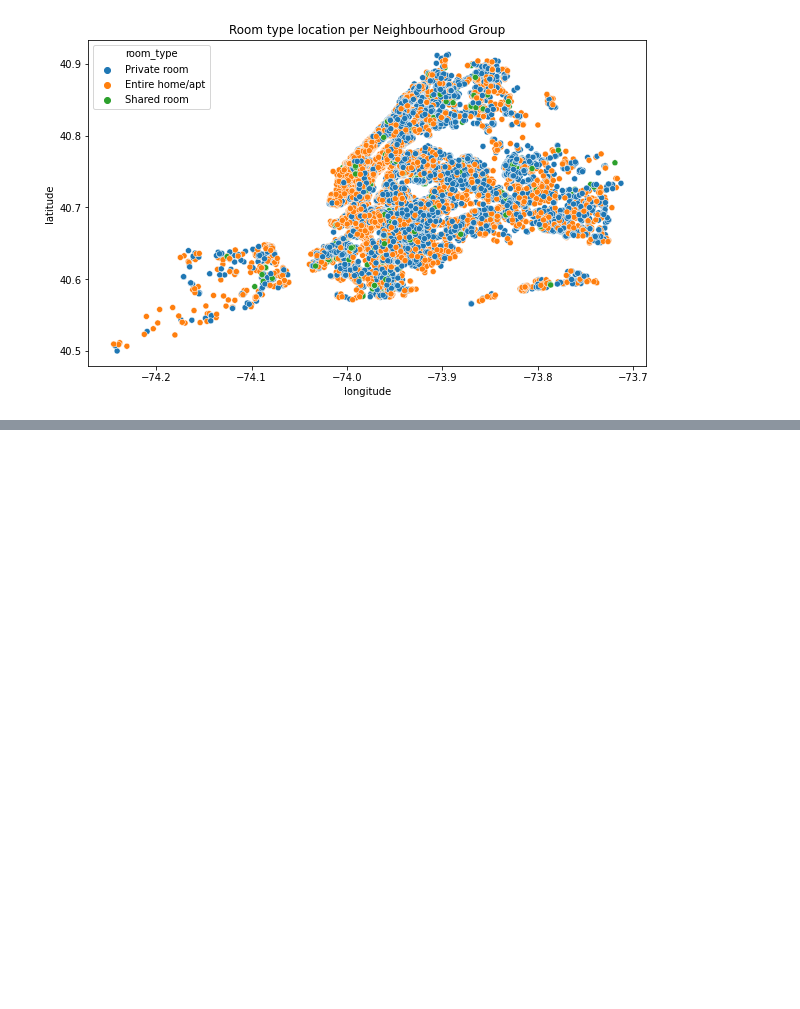
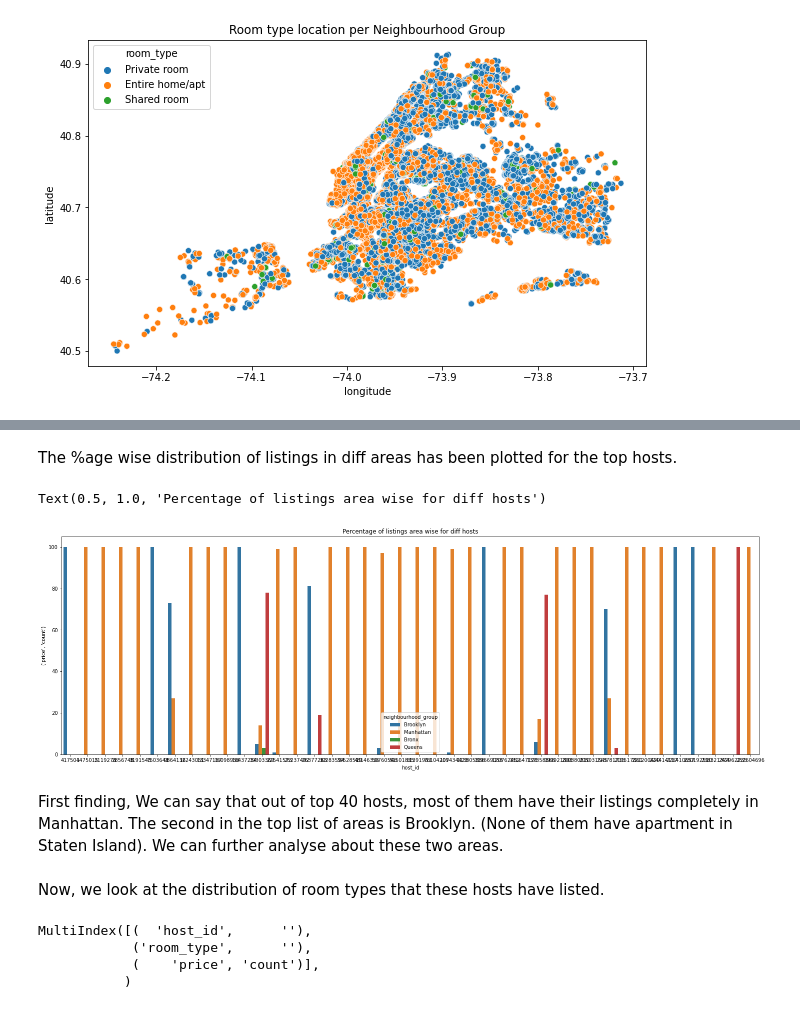
Before and after one commit to abdulaziz2208/Airbnb-Bookings-analysis, a Jupyter notebook: Airbnb_Bookings_Analysis_Capstone_Project.ipynb, the cells around one changed output, grey strips where cells are left out. Cells and saved outputs as stored; diff of their text form; code cells hidden in the pictures; blank space fills up the shorter version.

```diff
--- a/Airbnb_Bookings_Analysis_Capstone_Project.ipynb
+++ b/Airbnb_Bookings_Analysis_Capstone_Project.ipynb
@@ -111,0 +233,3 @@ RecursionError: ignored
+# %%
+df_top_host_prcrnt_dist_locality=df[df['host_id'].isin(df_top_host.host_id)].groupby(['host_id','neighbourhood_group']).agg({'price':['count']}).groupby(level=0).apply(lambda x:round(100 * x / x.sum())).reset_index()
+df_top_host_prcrnt_dist_locality.head(5)
@@ -111,0 +250,13 @@ RecursionError: ignored
+# %% [markdown]
+The %age wise distribution of listings in diff areas has been plotted for the top hosts.
+# %%
+
+plt.figure(figsize=(25,8))
+sns.barplot(x='host_id',y=('price','count'),hue='neighbourhood_group',data=df_top_host_prcrnt_dist_locality).set_title("Percentage of listings area wise for diff hosts")
+# %% [output]
+Text(0.5, 1.0, 'Percentage of listings area wise for diff hosts')
+[figure, added]
+# %% [markdown]
+First finding, We can say that out of  top 40 hosts, most of them have their listings completely in Manhattan. The second in the top list of areas is Brooklyn. (None of them have apartment in Staten Island). We can further analyse about these two areas.
+# %% [markdown]
+Now, we look at the distribution of room types that these hosts have listed.
@@ -111,0 +265,7 @@ RecursionError: ignored
+# %%
+df_top_host_prcrnt_dist_roomtype.columns
+# %% [output]
+MultiIndex([(  'host_id',      ''),
+            ('room_type',      ''),
+            (    'price', 'count')],
+           )
```
Also changed, not shown: parts of 29 cells of this notebook.
